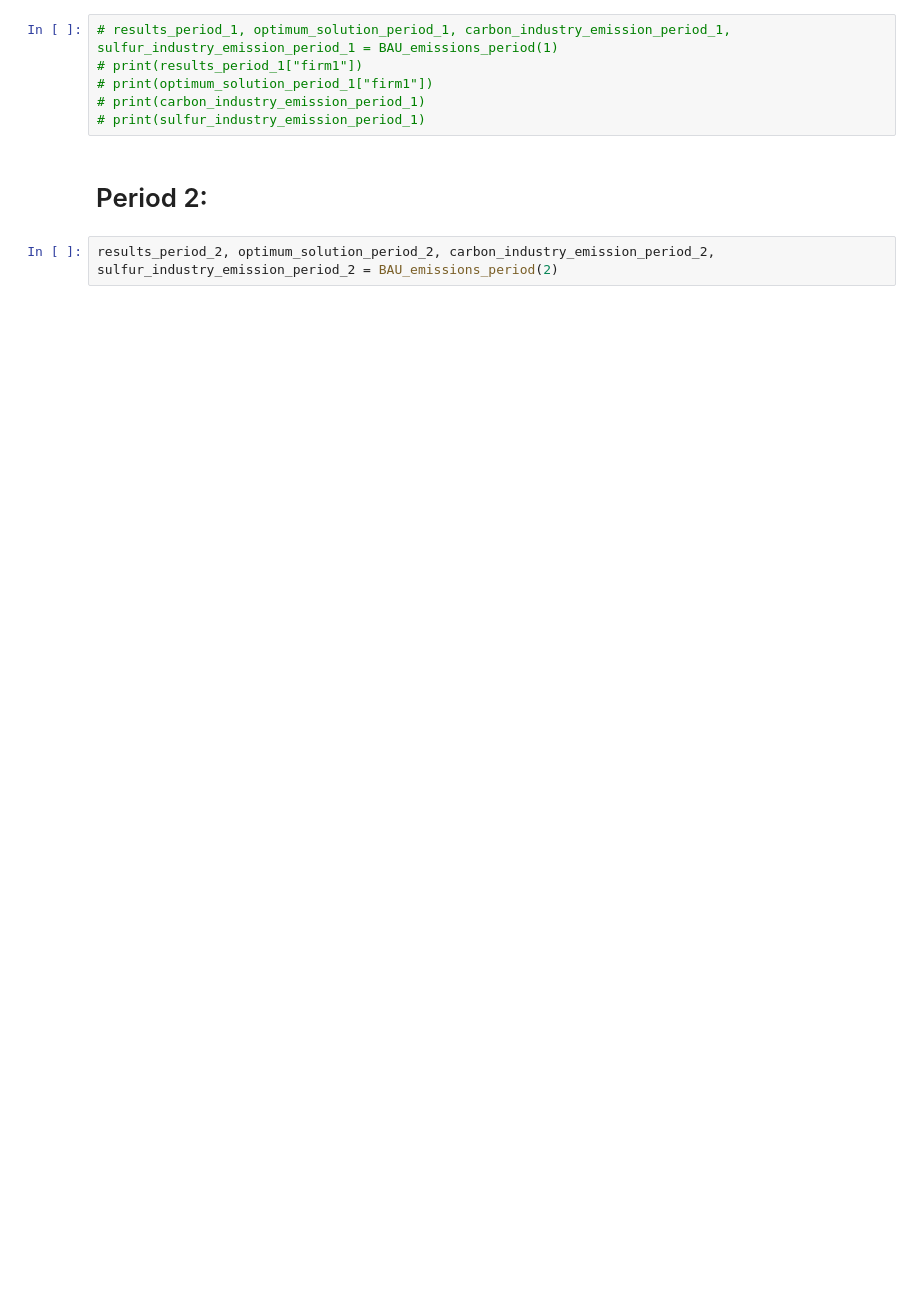
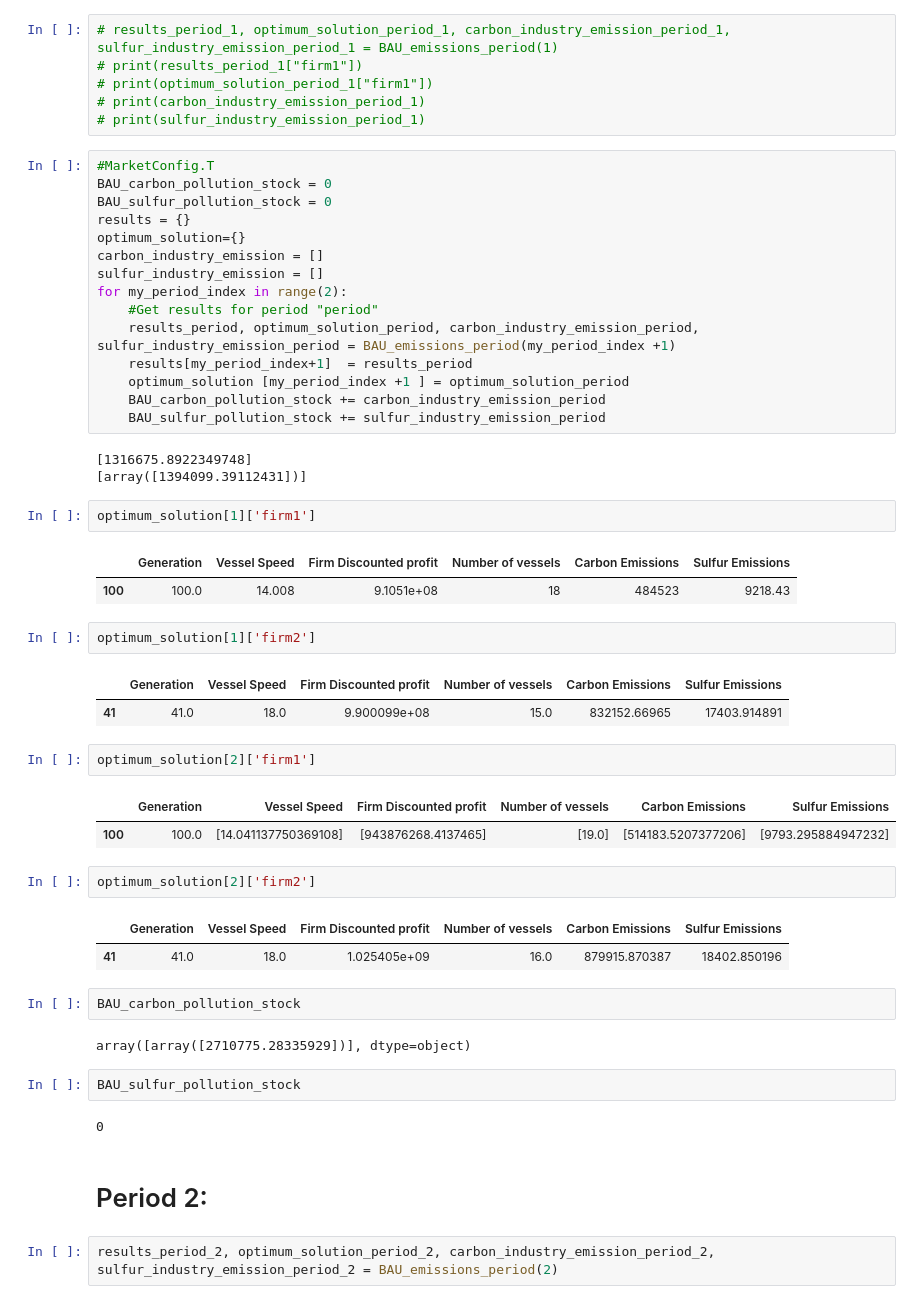
Before and after one commit to feryellassoued/A-non-cooperative-game-of-maritime-shippping-drivers-of-enviromental-governance, a Jupyter notebook: Main.ipynb, the cells around one changed output. Saved outputs shown, nothing was run; the diff lists cells and outputs as text; blank space fills up the shorter version.

```diff
--- a/Main.ipynb
+++ b/Main.ipynb
@@ -744,6 +742,52 @@ def BAU_emissions_period(p_index):
 # print(optimum_solution_period_1["firm1"])
 # print(carbon_industry_emission_period_1)
 # print(sulfur_industry_emission_period_1)
+# %%
+#MarketConfig.T
+BAU_carbon_pollution_stock = 0
+BAU_sulfur_pollution_stock = 0
+results = {}
+optimum_solution={}
+carbon_industry_emission = []
+sulfur_industry_emission = []
+for my_period_index in range(2):
+    #Get results for period "period"
+    results_period, optimum_solution_period, carbon_industry_emission_period, sulfur_industry_emission_period = BAU_emissions_period(my_period_index +1)
+    results[my_period_index+1]  = results_period
+    optimum_solution [my_period_index +1 ] = optimum_solution_period
+    BAU_carbon_pollution_stock += carbon_industry_emission_period
+    BAU_sulfur_pollution_stock += sulfur_industry_emission_period
+# %% [output]
+[1316675.8922349748]
+[array([1394099.39112431])]
+# %%
+optimum_solution[1]['firm1']
+# %% [output]
+|  | Generation | Vessel Speed | Firm Discounted profit | Number of vessels | Carbon Emissions | Sulfur Emissions |
+| 100 | 100.0 | 14.008 | 9.1051e+08 | 18 | 484523 | 9218.43 |
+# %%
+optimum_solution[1]['firm2']
+# %% [output]
+|  | Generation | Vessel Speed | Firm Discounted profit | Number of vessels | Carbon Emissions | Sulfur Emissions |
+| 41 | 41.0 | 18.0 | 9.900099e+08 | 15.0 | 832152.66965 | 17403.914891 |
+# %%
+optimum_solution[2]['firm1']
+# %% [output]
+|  | Generation | Vessel Speed | Firm Discounted profit | Number of vessels | Carbon Emissions | Sulfur Emissions |
+| 100 | 100.0 | [14.041137750369108] | [943876268.4137465] | [19.0] | [514183.5207377206] | [9793.295884947232] |
+# %%
+optimum_solution[2]['firm2']
+# %% [output]
+|  | Generation | Vessel Speed | Firm Discounted profit | Number of vessels | Carbon Emissions | Sulfur Emissions |
+| 41 | 41.0 | 18.0 | 1.025405e+09 | 16.0 | 879915.870387 | 18402.850196 |
+# %%
+BAU_carbon_pollution_stock
+# %% [output]
+array([array([2710775.28335929])], dtype=object)
+# %%
+BAU_sulfur_pollution_stock
+# %% [output]
+0
 # %% [markdown]
 # Period 2:
 # %%
```
Also changed, not shown: parts of 11 cells of this notebook.
